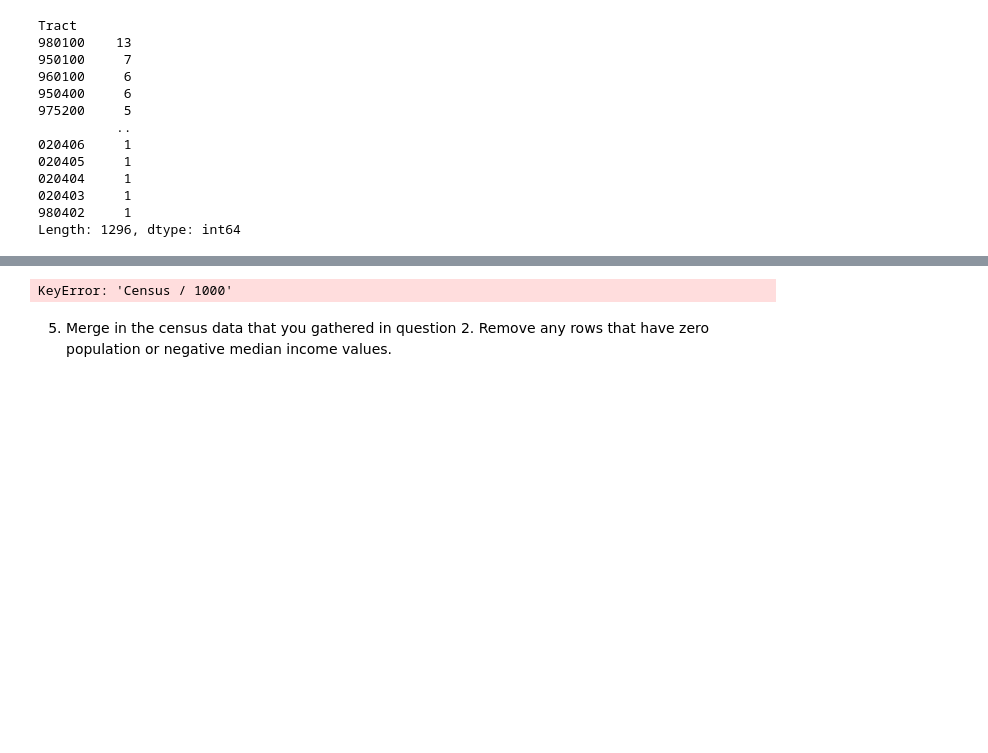
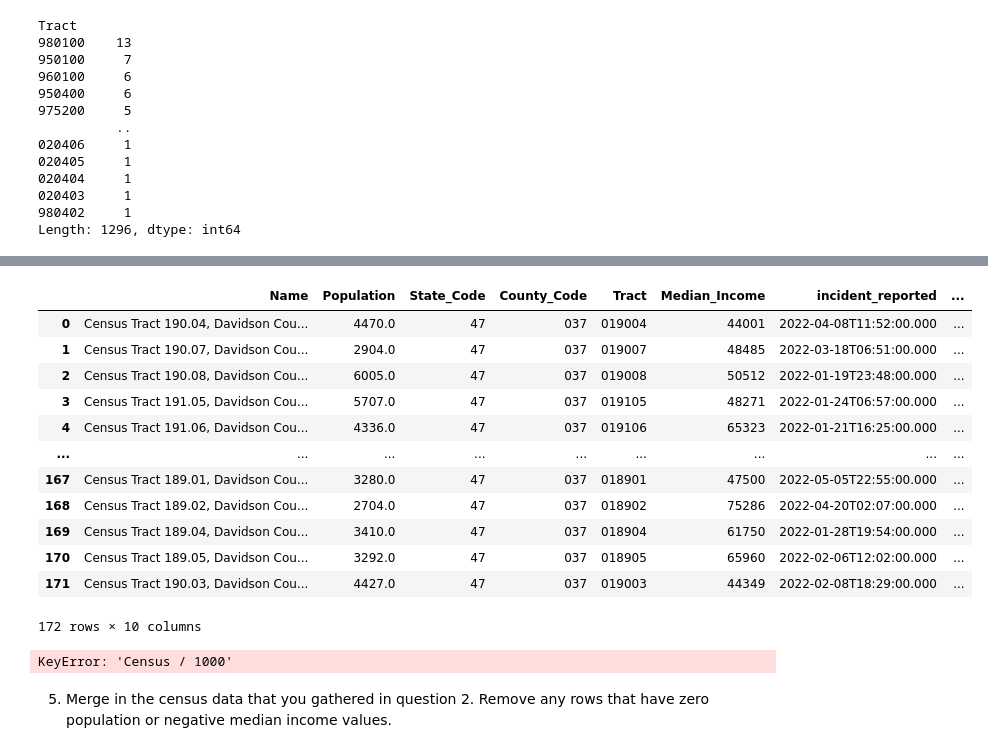
Before and after one commit to nss-data-science-cohort-6/api_project-pizza_twizzlers, a Jupyter notebook: API Pizza Twizzlers.ipynb, the cells around one changed output, grey strips where cells are left out. Drawn from its saved outputs; the diff is of its cells as text; code cells hidden in the pictures; blank space fills up the shorter version.

```diff
--- a/API Pizza Twizzlers.ipynb
+++ b/API Pizza Twizzlers.ipynb
@@ -364,3 +349,7 @@ Tract
 020403     1
 980402     1
 Length: 1296, dtype: int64
+# %%
+tn_census_tract_burglaries_df = pd.DataFrame(tn_census_tract_burglaries)
+tn_census_tract_burglaries_df = tn_census_tract_burglaries_df.rename(columns={0:'# of Burglaries'})
+tn_census_tract_burglaries_df
@@ -367,10 +371,29 @@ Length: 1296, dtype: int64
+# %%
+tn_census_merge = pd.merge(tn_census_income, tn_census_tract_burglaries_df, how = 'inner', on = 'Tract')
+tn_census_merge['Population / 1000'] = tn_census_merge['Population'] / 1000
+tn_census_merge['Burglaries per 1000'] = tn_census_merge['# of Burglaries'] / tn_census_merge['Population / 1000']
+tn_census_merge
+# %% [output]
+|  | Name | Population | State_Code | County_Code | Tract | Median_Income | incident_reported | ... |
+| 0 | Census Tract 190.04, Davidson Cou... | 4470.0 | 47 | 037 | 019004 | 44001 | 2022-04-08T11:52:00.000 | ... |
+| 1 | Census Tract 190.07, Davidson Cou... | 2904.0 | 47 | 037 | 019007 | 48485 | 2022-03-18T06:51:00.000 | ... |
+| 2 | Census Tract 190.08, Davidson Cou... | 6005.0 | 47 | 037 | 019008 | 50512 | 2022-01-19T23:48:00.000 | ... |
+| 3 | Census Tract 191.05, Davidson Cou... | 5707.0 | 47 | 037 | 019105 | 48271 | 2022-01-24T06:57:00.000 | ... |
+| 4 | Census Tract 191.06, Davidson Cou... | 4336.0 | 47 | 037 | 019106 | 65323 | 2022-01-21T16:25:00.000 | ... |
+| ... | ... | ... | ... | ... | ... | ... | ... | ... |
+| 167 | Census Tract 189.01, Davidson Cou... | 3280.0 | 47 | 037 | 018901 | 47500 | 2022-05-05T22:55:00.000 | ... |
+| 168 | Census Tract 189.02, Davidson Cou... | 2704.0 | 47 | 037 | 018902 | 75286 | 2022-04-20T02:07:00.000 | ... |
+| 169 | Census Tract 189.04, Davidson Cou... | 3410.0 | 47 | 037 | 018904 | 61750 | 2022-01-28T19:54:00.000 | ... |
+| 170 | Census Tract 189.05, Davidson Cou... | 3292.0 | 47 | 037 | 018905 | 65960 | 2022-02-06T12:02:00.000 | ... |
+| 171 | Census Tract 190.03, Davidson Cou... | 4427.0 | 47 | 037 | 019003 | 44349 | 2022-02-08T18:29:00.000 | ... |
+172 rows × 10 columns
 # %%
 tract_burglaries_per1000 = tn_census_tract_burglaries / tn_census['Census / 1000']
 tract_burglaries_per1000
 # %% [output]
 KeyError: 'Census / 1000'
-# %% [markdown]
-5. Merge in the census data that you gathered in question 2. Remove any rows that have zero population or negative median income values.
+# %% [markdown]
+5. Merge in the census data that you gathered in question 2. Remove any rows that have zero population or negative median income values.
 # %%
 census_income_incidents = tn_davidson_census_income[tn_davidson_census_income['County_Code'] == '037']
 census_income_incidents
```
Also changed, not shown: parts of 17 cells of this notebook.
